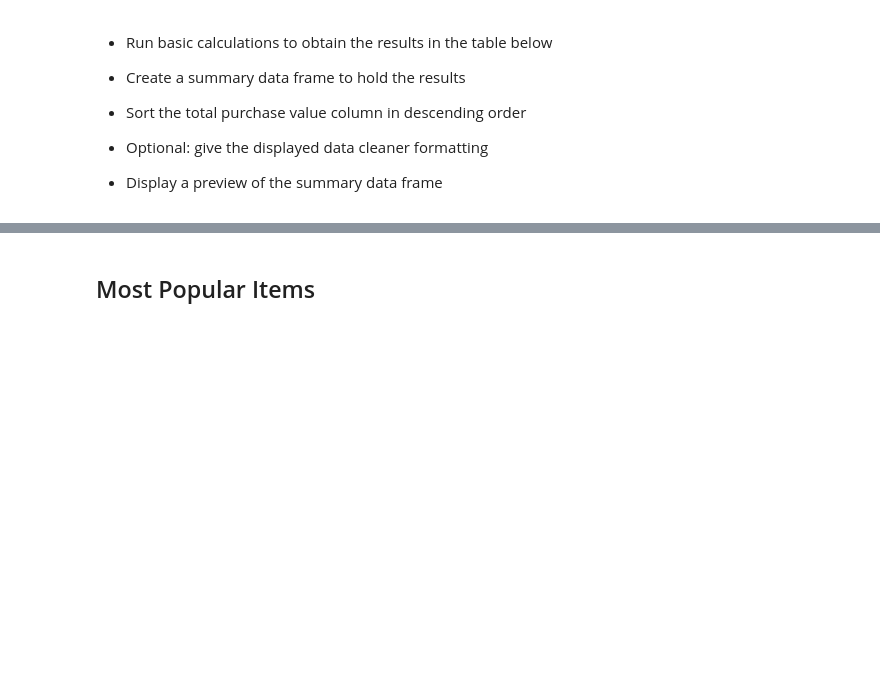
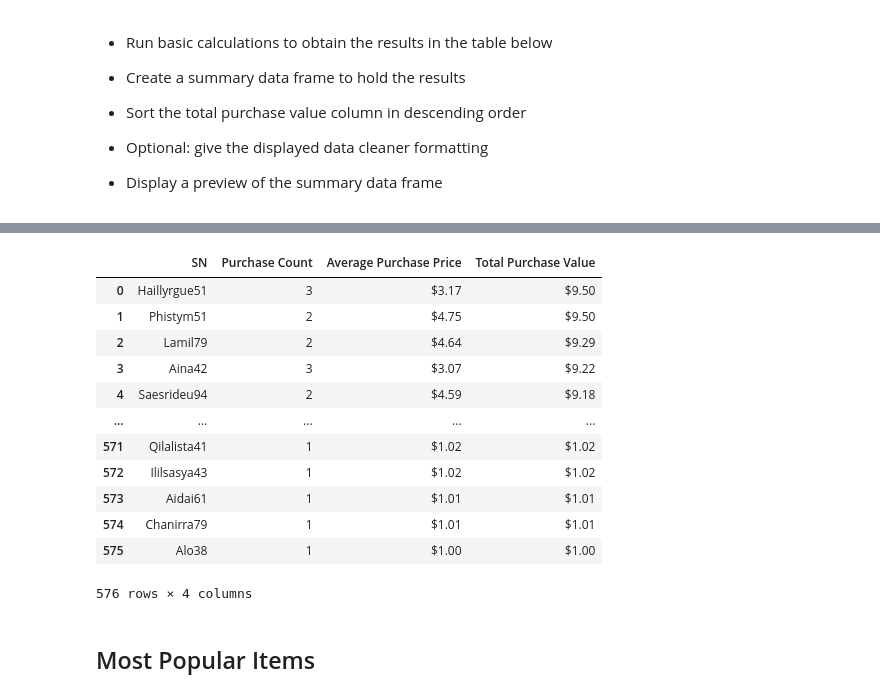
Before and after one commit to dianeyaneza/UWA-Data-Homework-Pandas-Challenge, a Jupyter notebook: 02-Homework_04-Pandas_Instructions_HeroesOfPymoli_HeroesOfPymoli_starter.ipynb, the cells around one changed output, grey strips where cells are left out. Drawn from its saved outputs; the diff is of its cells as text; code cells hidden in the pictures; blank space fills up the shorter version.

Commit message:
completed big spender with unmatching results

```diff
--- a/02-Homework_04-Pandas_Instructions_HeroesOfPymoli_HeroesOfPymoli_starter.ipynb
+++ b/02-Homework_04-Pandas_Instructions_HeroesOfPymoli_HeroesOfPymoli_starter.ipynb
@@ -620,0 +641,3 @@ pc_spender
+# %%
+pc_bigspenders = pd.DataFrame(big_spenders["Purchase ID"].count())
+pc_bigspenders
@@ -620,0 +659,3 @@ pc_spender
+# %%
+app_bigspenders = big_spenders["Price"].mean()
+app_bigspenders
@@ -620,0 +676,3 @@ pc_spender
+# %%
+tpv_bigspenders = big_spenders["Price"].sum()
+tpv_bigspenders
@@ -620,0 +693,4 @@ pc_spender
+# %%
+spender_purchase_summary = pc_bigspenders.merge(app_bigspenders, left_index=True, right_index=True)
+summary_spender_purchase = spender_purchase_summary.merge(tpv_bigspenders, left_index=True, right_index=True)
+summary_spender_purchase
@@ -621,3 +712,24 @@ pc_spender
+# %%
+# Give the displayed data cleaner formatting
+summary_spender_purchase.columns = ["Purchase Count", "Average Purchase Price", "Total Purchase Value"]
+summary_spender_purchase["Average Purchase Price"] = summary_spender_purchase["Average Purchase Price"].map("${:.2F}".format)
+summary_spender_purchase["Total Purchase Value"] = summary_spender_purchase["Total Purchase Value"].map("${:.2F}".format)
+summary_spender_purchase = summary_spender_purchase.sort_values("Total Purchase Value", ascending=False).reset_index()
+summary_spender_purchase
+# %% [output]
+|  | SN | Purchase Count | Average Purchase Price | Total Purchase Value |
+| 0 | Haillyrgue51 | 3 | $3.17 | $9.50 |
+| 1 | Phistym51 | 2 | $4.75 | $9.50 |
+| 2 | Lamil79 | 2 | $4.64 | $9.29 |
+| 3 | Aina42 | 3 | $3.07 | $9.22 |
+| 4 | Saesrideu94 | 2 | $4.59 | $9.18 |
+| ... | ... | ... | ... | ... |
+| 571 | Qilalista41 | 1 | $1.02 | $1.02 |
+| 572 | Ililsasya43 | 1 | $1.02 | $1.02 |
+| 573 | Aidai61 | 1 | $1.01 | $1.01 |
+| 574 | Chanirra79 | 1 | $1.01 | $1.01 |
+| 575 | Alo38 | 1 | $1.00 | $1.00 |
+576 rows × 4 columns
 # %% [markdown]
 ## Most Popular Items
 # %% [markdown]
```
Also changed, not shown: parts of 11 cells of this notebook.
